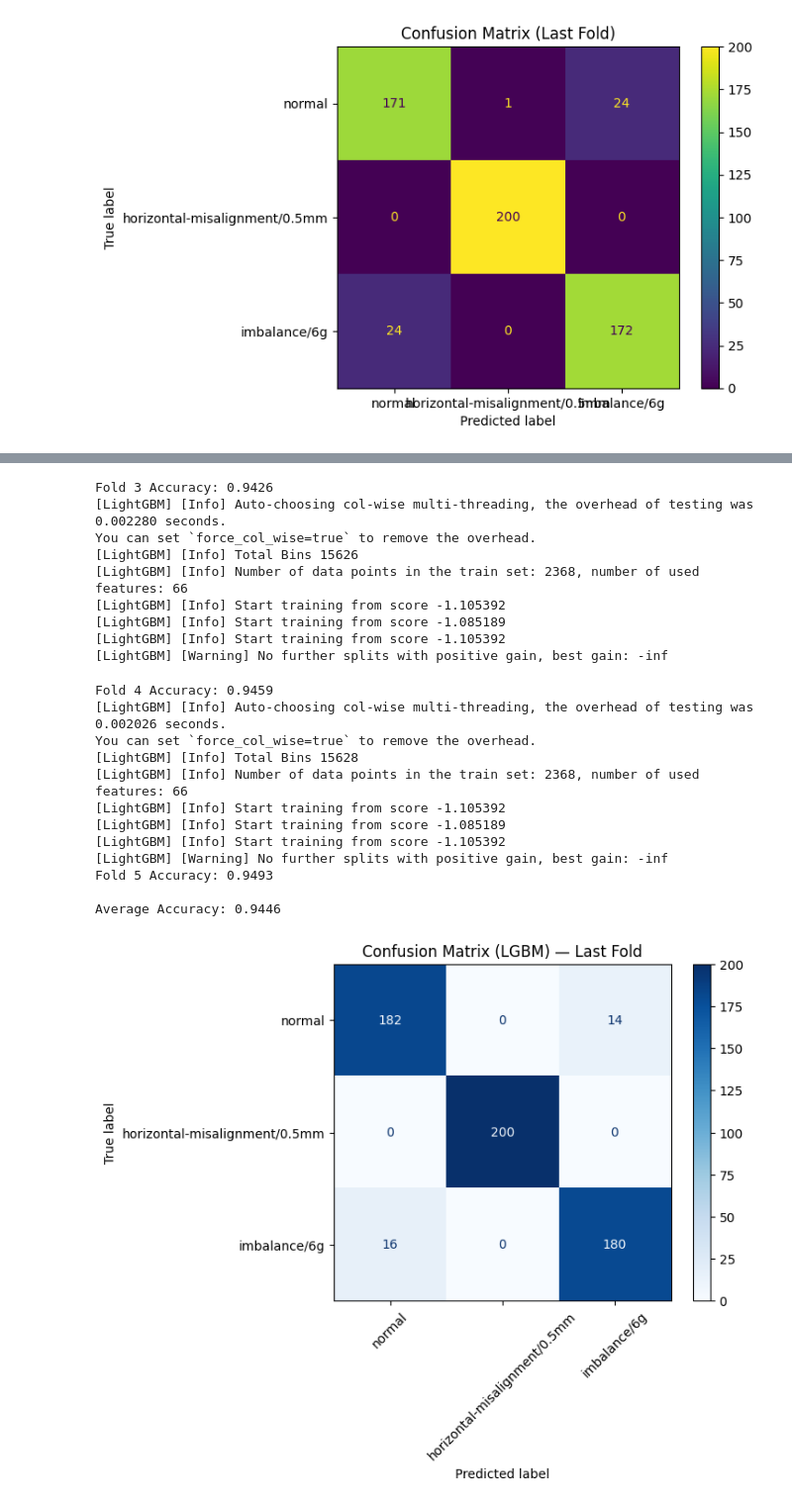
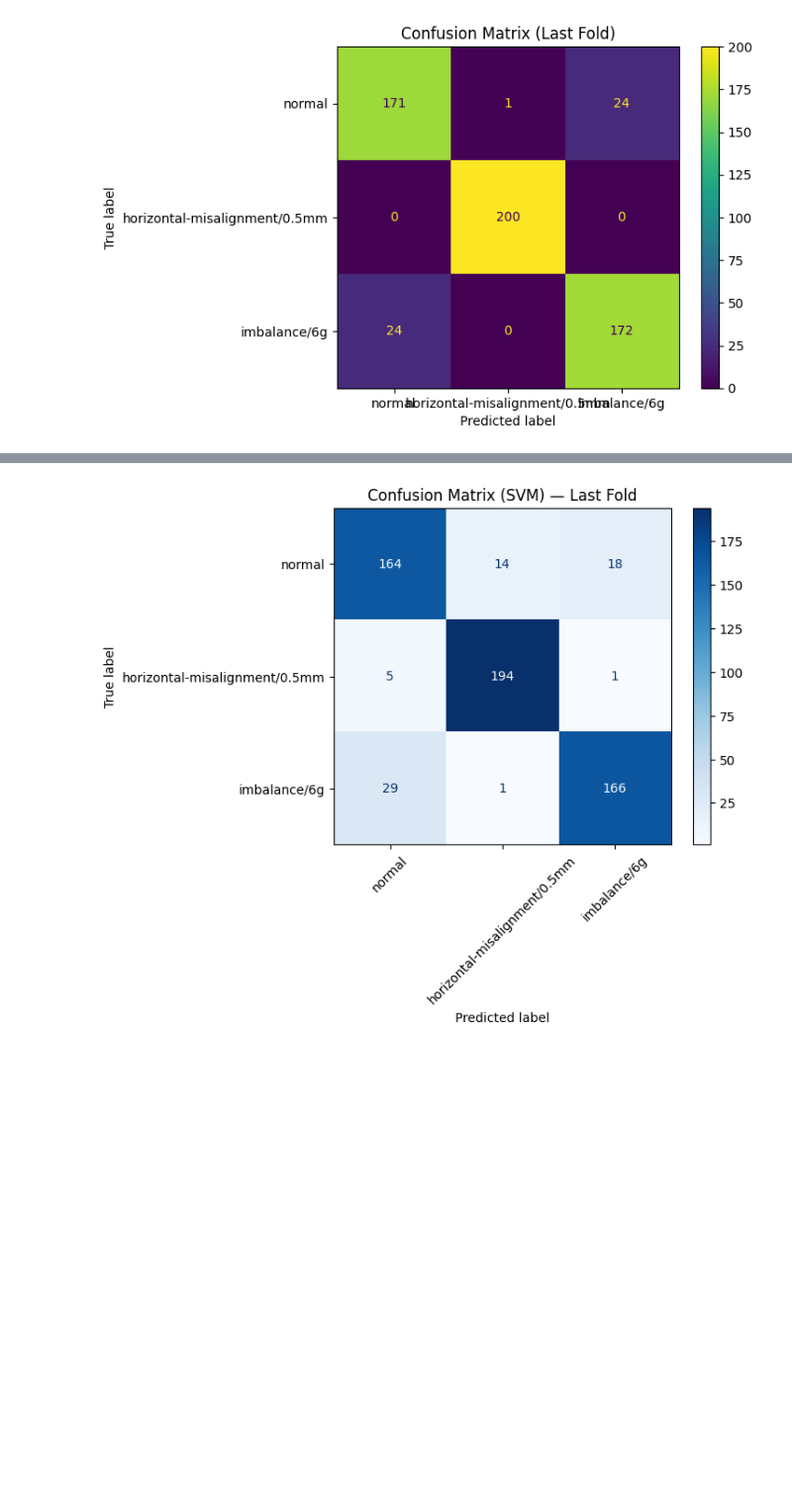
Before and after one commit to BADR-DEEV/Fault-Detection-in-Motors, a Jupyter notebook: emd_pipeline_model/playground.ipynb, the cells around one changed output, grey strips where cells are left out. Shown: that part at 99% size. Cells and saved outputs as stored; diff of their text form; code cells hidden in the pictures; blank space fills up the shorter version.

```diff
--- a/emd_pipeline_model/playground.ipynb
+++ b/emd_pipeline_model/playground.ipynb
@@ -256,15 +256,40 @@ feature_names = [
 # -----------------------------
 # Helper functions
 # -----------------------------
-def sig_to_imf(sig):
+
+def sig_to_imf(sig, max_imfs=10):
     emd = EMD()
-    imfs = emd.emd(sig)
+
+    # Run EMD decomposition
+    emd.emd(sig)
+
+    # Extract IMFs + residue
+    imfs, residue = emd.get_imfs_and_residue()
+
+    # If no IMFs exist, return empty
     if imfs is None or imfs.size == 0:
-        return np.zeros((1, len(sig)))
-    imfs = np.atleast_2d(imfs).squeeze()
-    if imfs.ndim == 1:
-        imfs = imfs[np.newaxis, :]
-    return imfs[:7]  # first 7 IMFs
+        return np.array([]), np.array([]), sig
+
+    # Ensure 2D
+    imfs = np.atleast_2d(imfs)
+
+    # Limit to max_imfs (IMF1 ... IMF10)
+    imfs = imfs[:max_imfs]
+
+    # ❗ DROP IMF1 (noisiest)
+    if imfs.shape[0] > 1:
+        imfs_filtered = imfs[:]      # IMF2 → IMF10
+    else:
+        imfs_filtered = np.array([])
+
+    # Reconstruct cleaned signal
+    if imfs_filtered.size > 0:
+        reconstructed = np.sum(imfs_filtered, axis=0) + residue
+    else:
+        reconstructed = residue.copy()
+
+    return imfs_filtered, residue, reconstructed
+
 
 def time_features(imfs):
     feature_vec = np.zeros((7, len(imfs)))
@@ -323,7 +348,7 @@ for fault in SELECT_FAULTS:
         signal = signal[::5]        # reduce length ~20x
         signal = signal[:4096]       # keep first 2048 points
         imfs = sig_to_imf(signal)
-        print(f"Extracted {imfs.shape} IMFs")
+        print(f"Extracted {imfs} IMFs")
 
         time_f = time_features(imfs)
         spec_f = spectral_features(imfs)
@@ -837,7 +900,7 @@ import numpy as np
 # -----------------------------
 # Choose Model
 # -----------------------------
-MODEL = "LGBM"   # "rf", "svm", or "mlp"
+MODEL = "svm"   # "rf", "svm", or "mlp"
 
 if MODEL == "rf":
     clf = RandomForestClassifier(n_estimators=120, max_depth=12)
@@ -923,22 +967 @@ You can set `force_col_wise=true` to remove the overhead.
-Fold 3 Accuracy: 0.9426
-[LightGBM] [Info] Auto-choosing col-wise multi-threading, the overhead of testing was 0.002280 seconds.
-You can set `force_col_wise=true` to remove the overhead.
-[LightGBM] [Info] Total Bins 15626
-[LightGBM] [Info] Number of data points in the train set: 2368, number of used features: 66
-[LightGBM] [Info] Start training from score -1.105392
-[LightGBM] [Info] Start training from score -1.085189
-[LightGBM] [Info] Start training from score -1.105392
-[LightGBM] [Warning] No further splits with positive gain, best gain: -inf
-Fold 4 Accuracy: 0.9459
-[LightGBM] [Info] Auto-choosing col-wise multi-threading, the overhead of testing was 0.002026 seconds.
-You can set `force_col_wise=true` to remove the overhead.
-[LightGBM] [Info] Total Bins 15628
-[LightGBM] [Info] Number of data points in the train set: 2368, number of used features: 66
-[LightGBM] [Info] Start training from score -1.105392
-[LightGBM] [Info] Start training from score -1.085189
-[LightGBM] [Info] Start training from score -1.105392
-[LightGBM] [Warning] No further splits with positive gain, best gain: -inf
-Fold 5 Accuracy: 0.9493
-
-Average Accuracy: 0.9446
-[figure, old version]
+[figure, new version]
```
Also changed, not shown: parts of 3 cells of this notebook, 34 other files.
